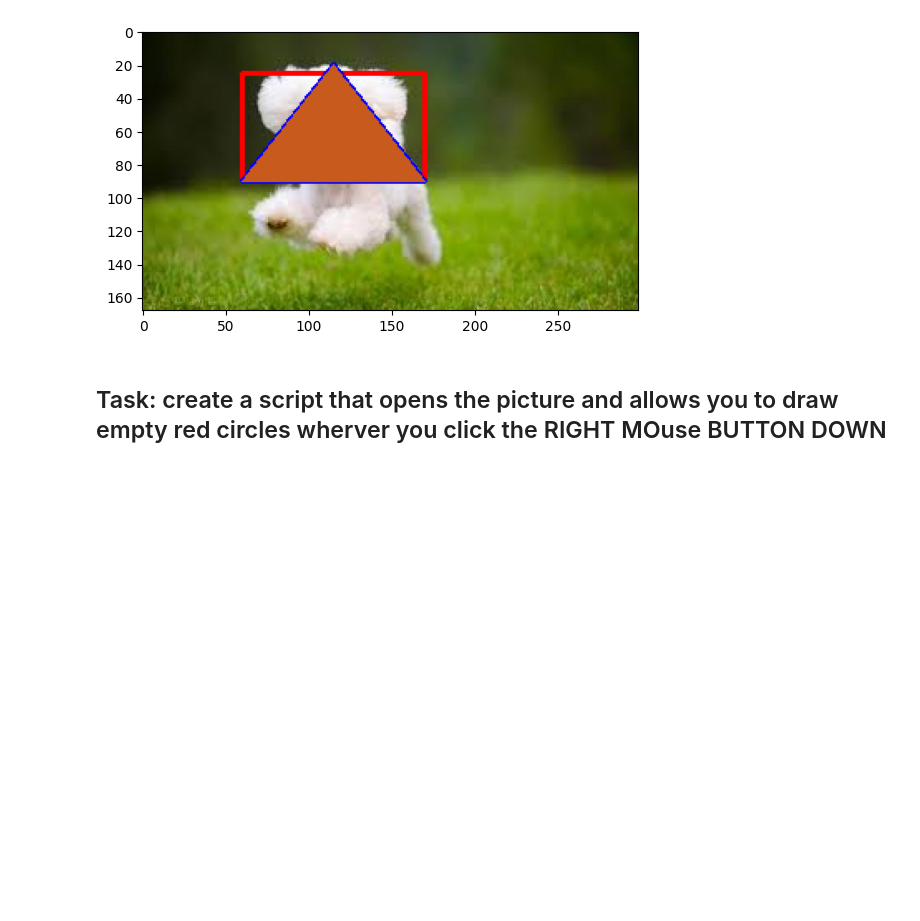
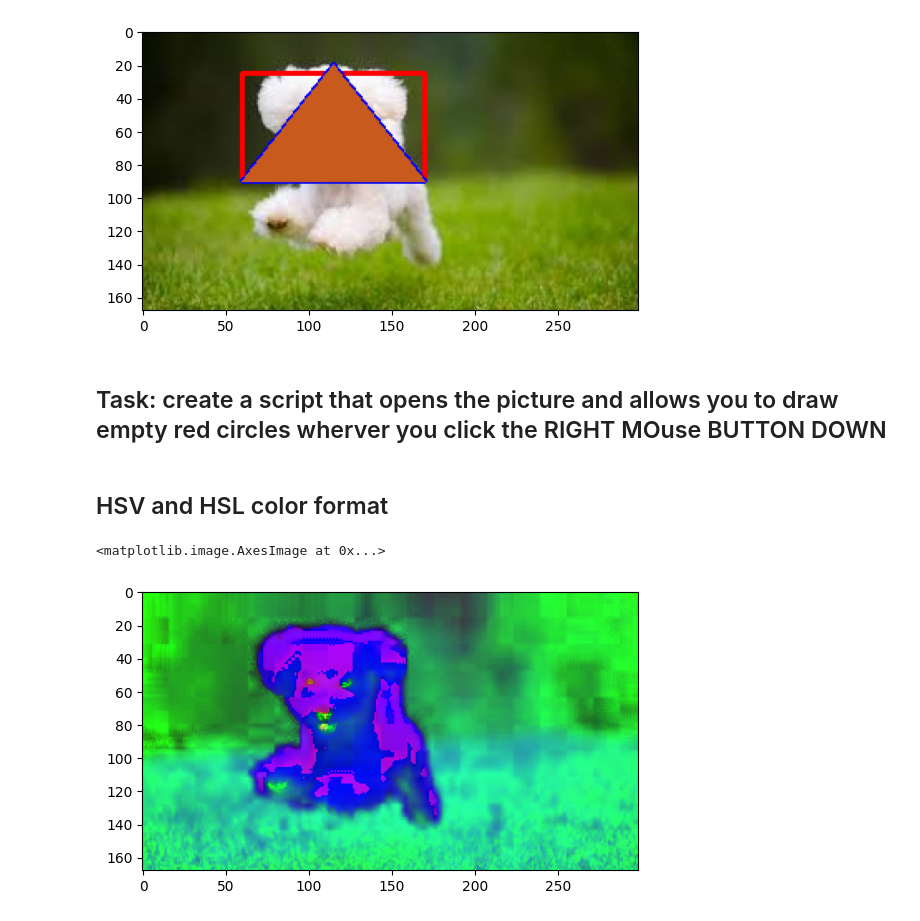
Before and after one commit to haroon-khan786/DL_OpenCV_exercise, a Jupyter notebook: Opencv_DL_exercise.ipynb, the cells around one changed output. Saved outputs shown, nothing was run; the diff lists cells and outputs as text; code cells hidden in the pictures; blank space fills up the shorter version.

Commit message:
RGB , BGR , HSL , HSV color format (image processing)

```diff
--- a/Opencv_DL_exercise.ipynb
+++ b/Opencv_DL_exercise.ipynb
@@ -428,3 +428,5 @@ while True:
 
 
 cv2.destroyAllWindows()
+# %% [markdown]
+## HSV and HSL color format
@@ -430,0 +437,8 @@ cv2.destroyAllWindows()
+# %%
+## HSV format
+image  = cv2.imread('dog.jpg')
+image = cv2.cvtColor(iamge , cv2.COLOR_BGR2HSV)
+plt.imshow(image)
+# %% [output]
+<matplotlib.image.AxesImage at 0x...>
+[figure, added]
```
Also changed, not shown: parts of 3 cells of this notebook, 1 other file.
